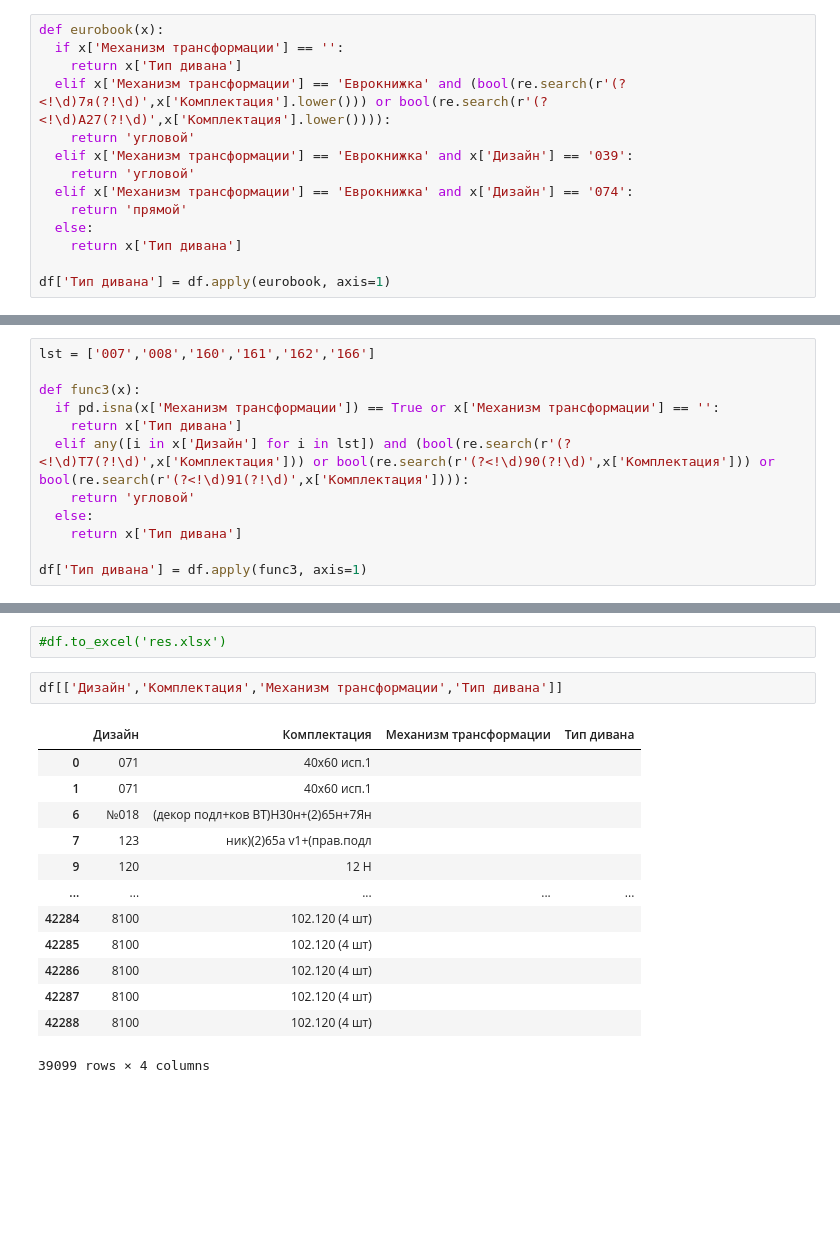
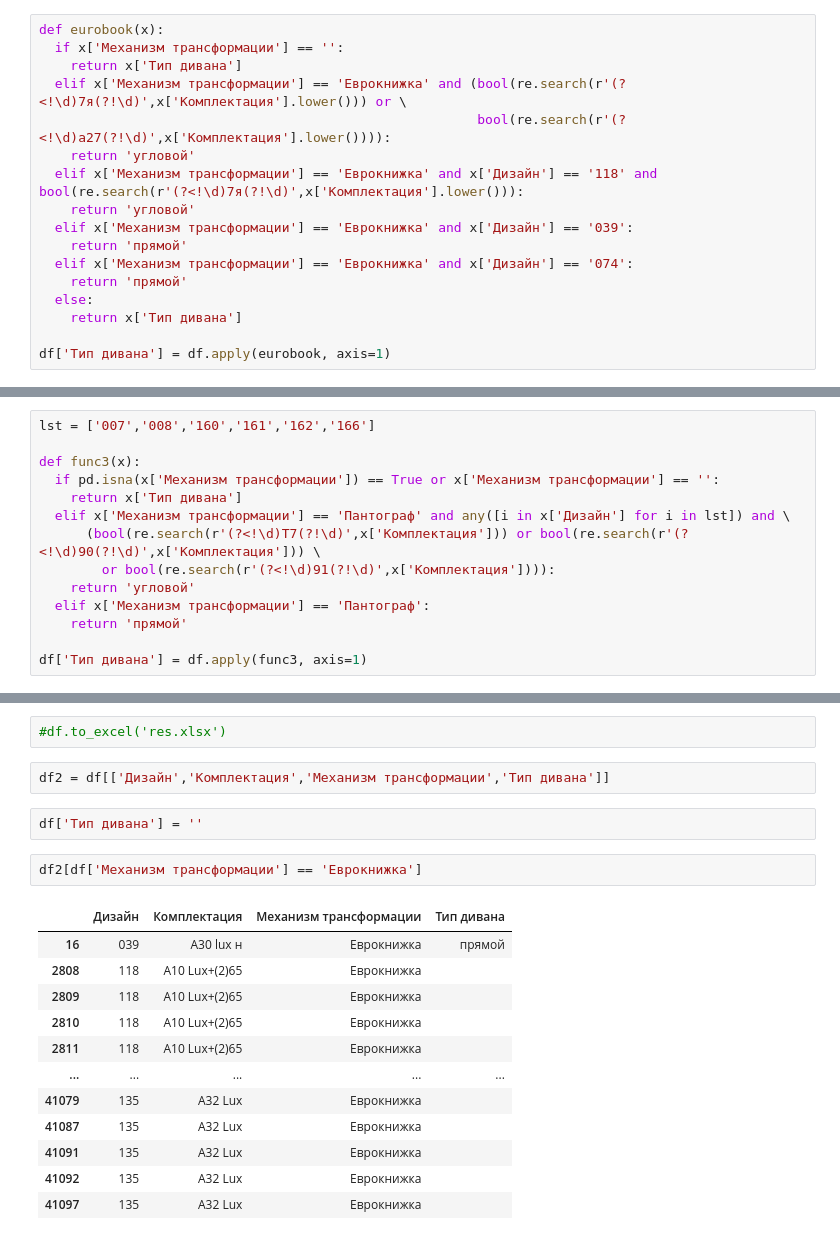
Before and after one commit to Nqam/Moon_report, a Jupyter notebook: report.ipynb, the cells around one changed output, grey strips where cells are left out. Saved outputs shown, nothing was run; the diff lists cells and outputs as text; blank space fills up the shorter version.

```diff
--- a/report.ipynb
+++ b/report.ipynb
@@ -383,10 +396,13 @@ df['Тип дивана'] = df['Механизм трансформации'].ap
 def eurobook(x):
   if x['Механизм трансформации'] == '':
     return x['Тип дивана']
-  elif x['Механизм трансформации'] == 'Еврокнижка' and (bool(re.search(r'(?<!\d)7я(?!\d)',x['Комплектация'].lower())) or bool(re.search(r'(?<!\d)А27(?!\d)',x['Комплектация'].lower()))):
+  elif x['Механизм трансформации'] == 'Еврокнижка' and (bool(re.search(r'(?<!\d)7я(?!\d)',x['Комплектация'].lower())) or \
+                                                        bool(re.search(r'(?<!\d)а27(?!\d)',x['Комплектация'].lower()))):
+    return 'угловой'
+  elif x['Механизм трансформации'] == 'Еврокнижка' and x['Дизайн'] == '118' and bool(re.search(r'(?<!\d)7я(?!\d)',x['Комплектация'].lower())):
     return 'угловой'
   elif x['Механизм трансформации'] == 'Еврокнижка' and x['Дизайн'] == '039':
-    return 'угловой'
+    return 'прямой'
   elif x['Механизм трансформации'] == 'Еврокнижка' and x['Дизайн'] == '074':
     return 'прямой'
   else:
@@ -403,10 +420,12 @@ lst = ['007','008','160','161','162','166']
 def func3(x):
   if pd.isna(x['Механизм трансформации']) == True or x['Механизм трансформации'] == '':
     return x['Тип дивана']
-  elif any([i in x['Дизайн'] for i in lst]) and (bool(re.search(r'(?<!\d)Т7(?!\d)',x['Комплектация'])) or bool(re.search(r'(?<!\d)90(?!\d)',x['Комплектация'])) or bool(re.search(r'(?<!\d)91(?!\d)',x['Комплектация']))):
+  elif x['Механизм трансформации'] == 'Пантограф' and any([i in x['Дизайн'] for i in lst]) and \
+      (bool(re.search(r'(?<!\d)Т7(?!\d)',x['Комплектация'])) or bool(re.search(r'(?<!\d)90(?!\d)',x['Комплектация'])) \
+        or bool(re.search(r'(?<!\d)91(?!\d)',x['Комплектация']))):
     return 'угловой'
-  else:
-    return x['Тип дивана']
+  elif x['Механизм трансформации'] == 'Пантограф':
+    return 'прямой'
 
 df['Тип дивана'] = df.apply(func3, axis=1)
 # %% [markdown]
@@ -426,18 +445,21 @@ df['Шт. для MOON'] = df['Канал продаж'] + ' ' + df['Догово
 # %%
 #df.to_excel('res.xlsx')
 # %%
-df[['Дизайн','Комплектация','Механизм трансформации','Тип дивана']]
+df2 = df[['Дизайн','Комплектация','Механизм трансформации','Тип дивана']]
-# %% [output]
-|  | Дизайн | Комплектация | Механизм трансформации | Тип дивана |
-| 0 | 071 | 40х60 исп.1 |  |  |
-| 1 | 071 | 40х60 исп.1 |  |  |
-| 6 | №018 | (декор подл+ков ВТ)Н30н+(2)65н+7Ян |  |  |
-| 7 | 123 | ник)(2)65а v1+(прав.подл |  |  |
-| 9 | 120 | 12 H |  |  |
-| ... | ... | ... | ... | ... |
-| 42284 | 8100 | 102.120 (4 шт) |  |  |
-| 42285 | 8100 | 102.120 (4 шт) |  |  |
-| 42286 | 8100 | 102.120 (4 шт) |  |  |
-| 42287 | 8100 | 102.120 (4 шт) |  |  |
-| 42288 | 8100 | 102.120 (4 шт) |  |  |
-39099 rows × 4 columns
+# %%
+df['Тип дивана'] = ''
+# %%
+df2[df['Механизм трансформации'] == 'Еврокнижка']
+# %% [output]
+|  | Дизайн | Комплектация | Механизм трансформации | Тип дивана |
+| 16 | 039 | А30 lux н | Еврокнижка | прямой |
+| 2808 | 118 | А10 Lux+(2)65 | Еврокнижка |  |
+| 2809 | 118 | А10 Lux+(2)65 | Еврокнижка |  |
+| 2810 | 118 | А10 Lux+(2)65 | Еврокнижка |  |
+| 2811 | 118 | А10 Lux+(2)65 | Еврокнижка |  |
+| ... | ... | ... | ... | ... |
+| 41079 | 135 | А32 Lux | Еврокнижка |  |
+| 41087 | 135 | А32 Lux | Еврокнижка |  |
+| 41091 | 135 | А32 Lux | Еврокнижка |  |
+| 41092 | 135 | А32 Lux | Еврокнижка |  |
+| 41097 | 135 | А32 Lux | Еврокнижка |  |
```
Also changed, not shown: parts of 9 cells of this notebook.
